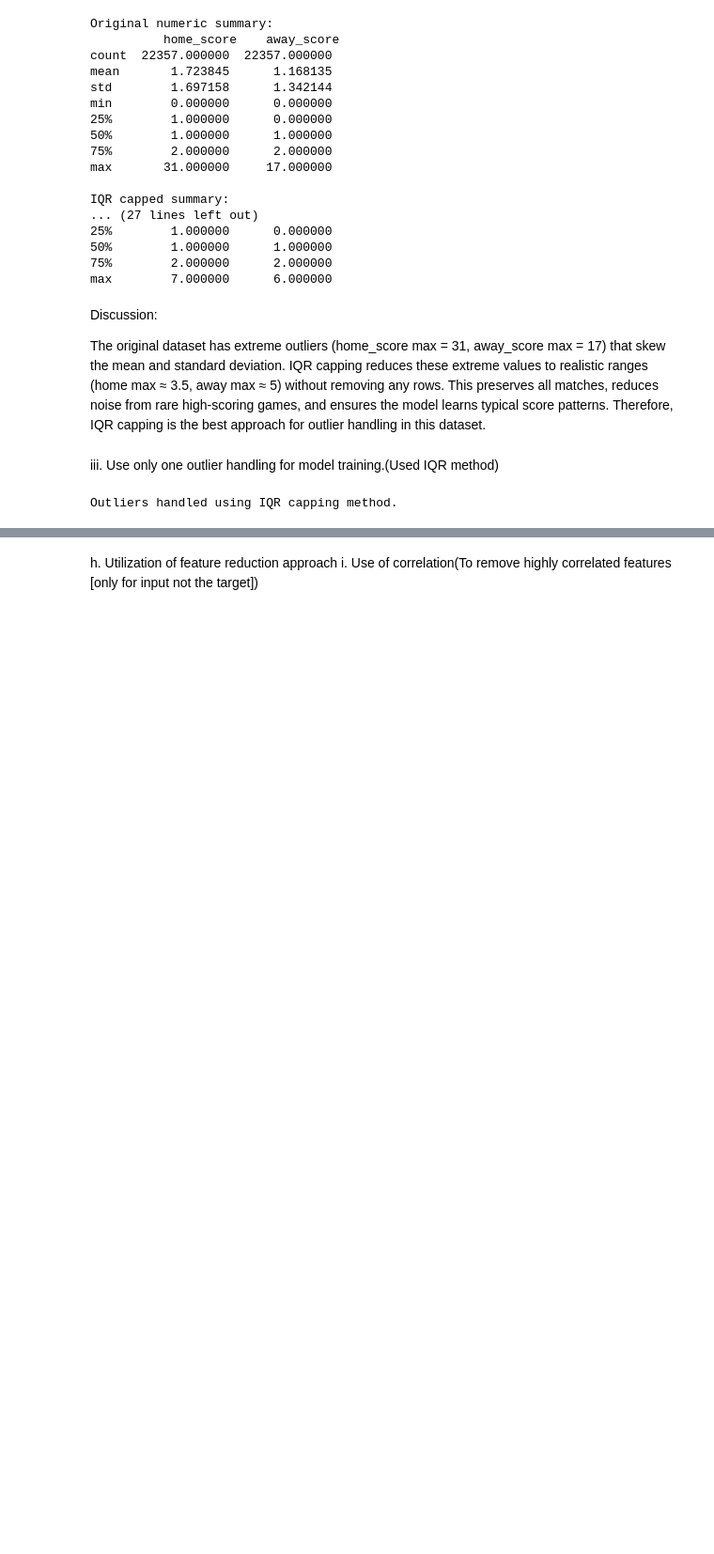
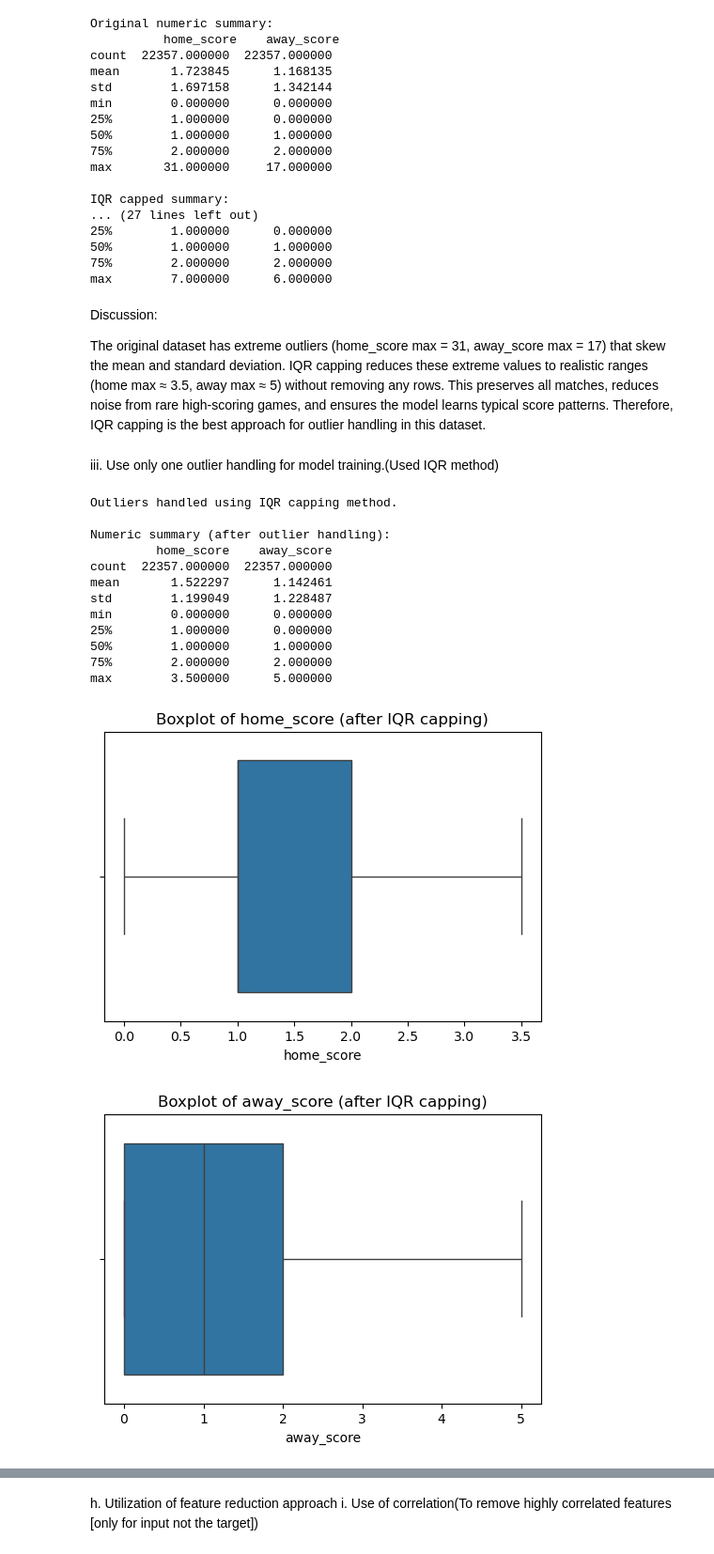
Before and after one commit to adityahora/Data-Science, a Jupyter notebook: model_training.ipynb, the cells around one changed output, grey strips where cells are left out. Shown at 94% size. Drawn from its saved outputs; the diff is of its cells as text; code cells hidden in the pictures; blank space fills up the shorter version.

```diff
--- a/model_training.ipynb
+++ b/model_training.ipynb
@@ -185,9 +246,10 @@ e. Outlier handling [Numeric features only]
 
 i. Use boxplot of individual features for visualization.
 # %%
+num_cols = ['home_score', 'away_score']
 for col in num_cols:
     plt.figure(figsize=(6,4))
     sns.boxplot(x=df[col])
-    plt.title(f"Boxplot of {col}")
+    plt.title(f"Boxplot of {col} (before outlier handling)")
     plt.show()
 # %% [output]
@@ -252,17 +313,41 @@ iii. Use only one outlier handling for model training.(Used IQR method)
 # %%
 #IQR method for outlier removal
 import numpy as np
 
 for col in num_cols:
     Q1 = df[col].quantile(0.25)
     Q3 = df[col].quantile(0.75)
     IQR = Q3 - Q1
     lower_bound = Q1 - 1.5 * IQR
     upper_bound = Q3 + 1.5 * IQR
     df[col] = np.where(df[col] < lower_bound, lower_bound, df[col])
     df[col] = np.where(df[col] > upper_bound, upper_bound, df[col])
 
 print("Outliers handled using IQR capping method.")
+
+# Describe after outlier handling for comparison
+print("\nNumeric summary (after outlier handling):")
+print(df[num_cols].describe())
+
+# Boxplots after outlier handling
+for col in num_cols:
+    plt.figure(figsize=(6,4))
+    sns.boxplot(x=df[col])
+    plt.title(f"Boxplot of {col} (after IQR capping)")
+    plt.show()
 # %% [output]
 Outliers handled using IQR capping method.
+
+Numeric summary (after outlier handling):
+         home_score    away_score
+count  22357.000000  22357.000000
+mean       1.522297      1.142461
+std        1.199049      1.228487
+min        0.000000      0.000000
+25%        1.000000      0.000000
+50%        1.000000      1.000000
+75%        2.000000      2.000000
+max        3.500000      5.000000
+[figure, added]
+[figure, added]
 # %% [markdown]
```
Also changed, not shown: parts of 39 cells of this notebook, 4 other files.
